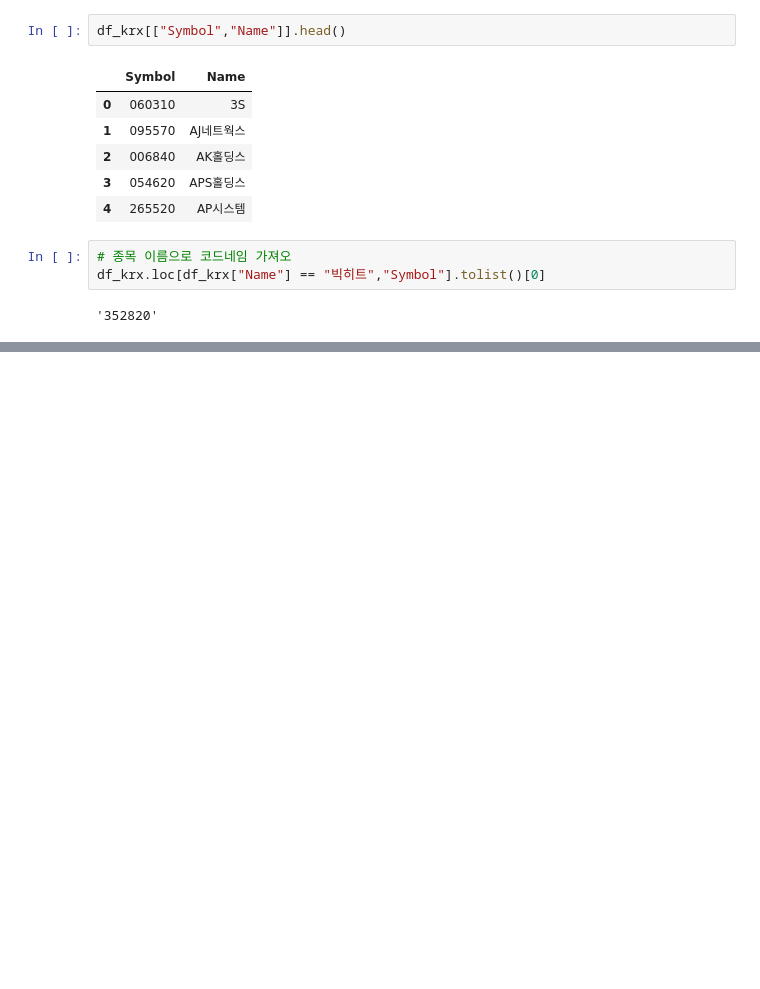
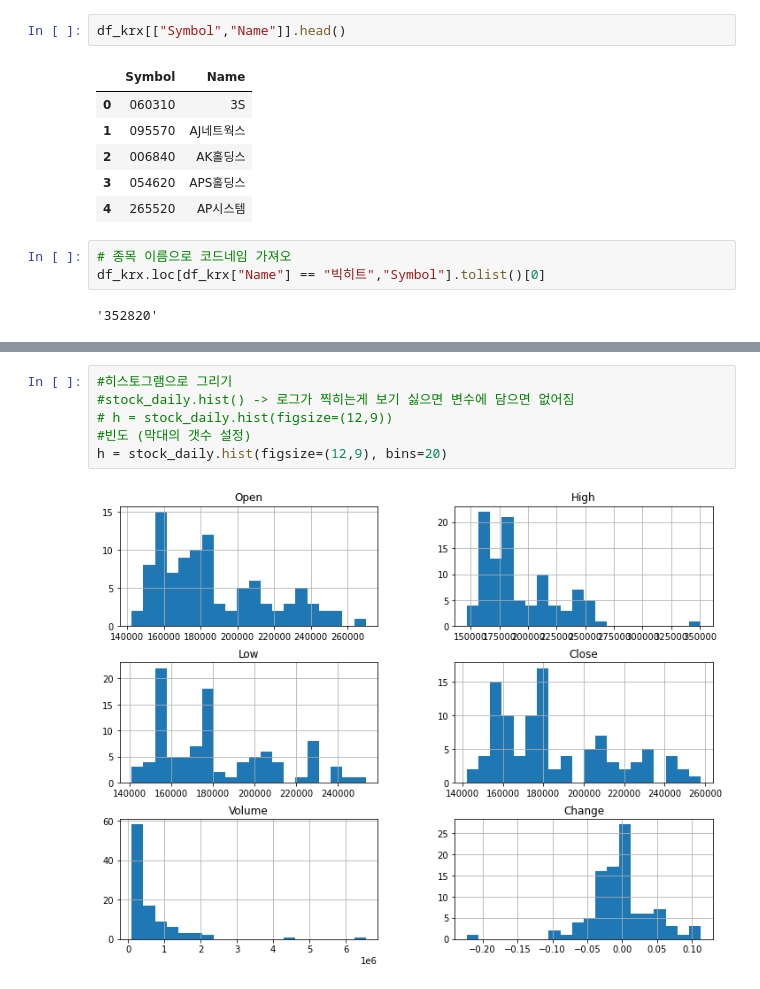
Before and after one commit to kimjinhyuk/LBD, a Jupyter notebook: data_science/analysis_stock_fdr/FDR_P01.ipynb, the cells around one changed output, grey strips where cells are left out. Drawn from its saved outputs; the diff is of its cells as text; blank space fills up the shorter version.

```diff
--- a/data_science/analysis_stock_fdr/FDR_P01.ipynb
+++ b/data_science/analysis_stock_fdr/FDR_P01.ipynb
@@ -154,0 +205,8 @@ AttributeError: 'list' object has no attribute 'isdigit'
+# %%
+#히스토그램으로 그리기
+#stock_daily.hist() -> 로그가 찍히는게 보기 싫으면 변수에 담으면 없어짐
+# h = stock_daily.hist(figsize=(12,9))
+#빈도 (막대의 갯수 설정)
+h = stock_daily.hist(figsize=(12,9), bins=20)
+# %% [output]
+[figure, added]
```
Also changed, not shown: parts of 12 cells of this notebook.
